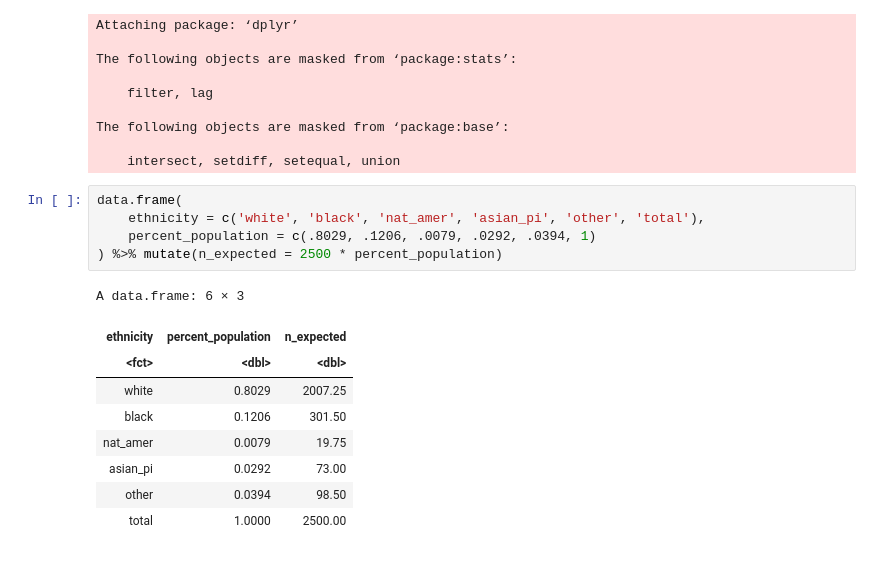
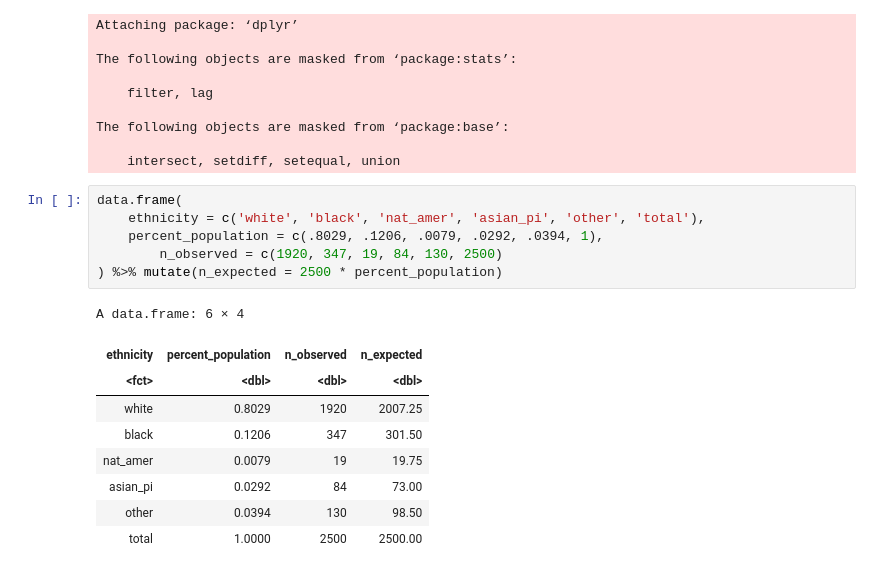
Before and after one commit to Himanshiyaduvanshi/coursera-statistics-r, a Jupyter notebook: notes/2.4.ipynb, the cells around one changed output. Cells and saved outputs as stored; diff of their text form.

```diff
--- a/notes/2.4.ipynb
+++ b/notes/2.4.ipynb
@@ -562,15 +572,16 @@ The following objects are masked from ‘package:base’:
 # %%
 data.frame(
     ethnicity = c('white', 'black', 'nat_amer', 'asian_pi', 'other', 'total'),
-    percent_population = c(.8029, .1206, .0079, .0292, .0394, 1)
+    percent_population = c(.8029, .1206, .0079, .0292, .0394, 1),
+        n_observed = c(1920, 347, 19, 84, 130, 2500)
 ) %>% mutate(n_expected = 2500 * percent_population)
 # %% [output]
-A data.frame: 6 × 3
+A data.frame: 6 × 4
-| ethnicity | percent_population | n_expected |
-| <fct> | <dbl> | <dbl> |
-| white | 0.8029 | 2007.25 |
-| black | 0.1206 | 301.50 |
-| nat_amer | 0.0079 | 19.75 |
-| asian_pi | 0.0292 | 73.00 |
-| other | 0.0394 | 98.50 |
-| total | 1.0000 | 2500.00 |
+| ethnicity | percent_population | n_observed | n_expected |
+| <fct> | <dbl> | <dbl> | <dbl> |
+| white | 0.8029 | 1920 | 2007.25 |
+| black | 0.1206 | 347 | 301.50 |
+| nat_amer | 0.0079 | 19 | 19.75 |
+| asian_pi | 0.0292 | 84 | 73.00 |
+| other | 0.0394 | 130 | 98.50 |
+| total | 1.0000 | 2500 | 2500.00 |
```
Also changed, not shown: parts of 3 cells of this notebook.
